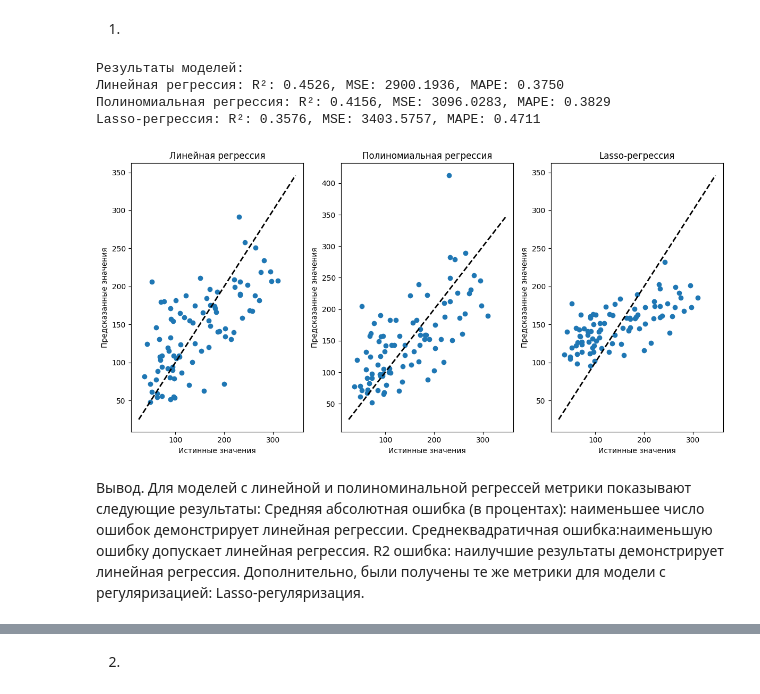
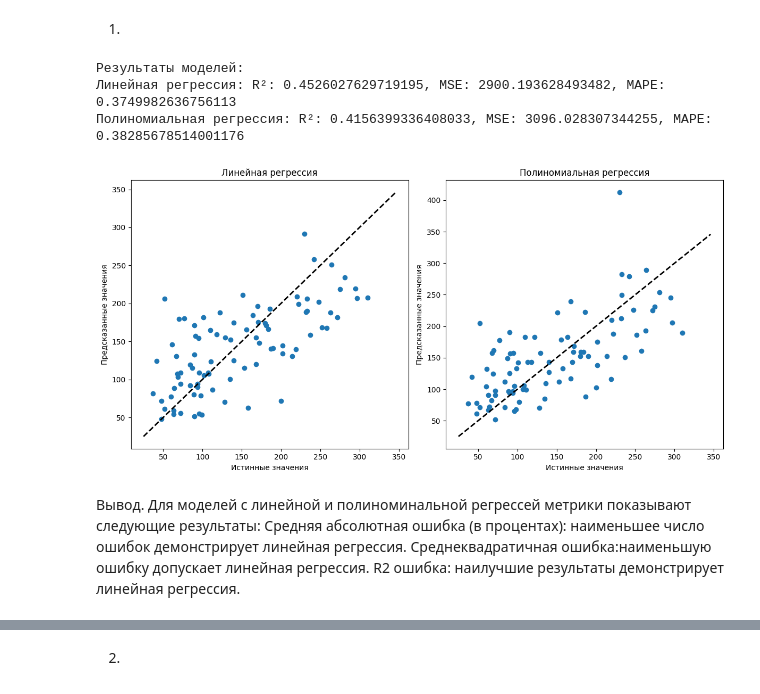
Before and after one commit to BashkirovIvan/BMT_ML, a Jupyter notebook: ЛР_№8_КМОиРО.ipynb, the cells around one changed output, grey strips where cells are left out. Saved outputs shown, nothing was run; the diff lists cells and outputs as text; code cells hidden in the pictures.

```diff
--- a/ЛР_№8_КМОиРО.ipynb
+++ b/ЛР_№8_КМОиРО.ipynb
@@ -24,6 +24,15 @@ from sklearn.metrics import mean_absolute_percentage_error, mean_squared_error,
 # %% [markdown]
 1.
 # %%
+import numpy as np
+import pandas as pd
+import matplotlib.pyplot as plt
+from sklearn.datasets import load_diabetes
+from sklearn.model_selection import train_test_split
+from sklearn.preprocessing import PolynomialFeatures
+from sklearn.linear_model import LinearRegression
+from sklearn.metrics import r2_score, mean_squared_error, mean_absolute_percentage_error
+
 # Загрузка датасета
 diabetes = load_diabetes()
 X = diabetes.data
@@ -46,11 +55,6 @@ poly_model = LinearRegression()
 poly_model.fit(X_poly_train, y_train)
 y_pred_poly = poly_model.predict(X_poly_test)
 
-# Lasso-регрессия
-lasso_model = Lasso(alpha=1.0)  # alpha - параметр регуляризации
-lasso_model.fit(X_train, y_train)
-y_pred_lasso = lasso_model.predict(X_test)
-
 # Оценка моделей
 def evaluate_model(y_true, y_pred):
     r2 = r2_score(y_true, y_pred)
@@ -59,55 +63,42 @@ def evaluate_model(y_true, y_pred):
     return r2, mse, mape
 
 # Оценка линейной регрессии
 r2_linear, mse_linear, mape_linear = evaluate_model(y_test, y_pred_linear)
 
 # Оценка полиномиальной регрессии
 r2_poly, mse_poly, mape_poly = evaluate_model(y_test, y_pred_poly)
 
-# Оценка Lasso-регрессии
-r2_lasso, mse_lasso, mape_lasso = evaluate_model(y_test, y_pred_lasso)
-
 # Вывод результатов
 print("Результаты моделей:")
-print(f"Линейная регрессия: R²: {r2_linear:.4f}, MSE: {mse_linear:.4f}, MAPE: {mape_linear:.4f}")
-print(f"Полиномиальная регрессия: R²: {r2_poly:.4f}, MSE: {mse_poly:.4f}, MAPE: {mape_poly:.4f}")
-print(f"Lasso-регрессия: R²: {r2_lasso:.4f}, MSE: {mse_lasso:.4f}, MAPE: {mape_lasso:.4f}")
+print(f"Линейная регрессия: R²: {r2_linear}, MSE: {mse_linear}, MAPE: {mape_linear}")
+print(f"Полиномиальная регрессия: R²: {r2_poly}, MSE: {mse_poly}, MAPE: {mape_poly}")
 
 # Построение scatterplot для предсказанных и истинных значений
 plt.figure(figsize=(12, 6))
 
-plt.subplot(1, 3, 1)
+plt.subplot(1, 2, 1)
 plt.scatter(y_test, y_pred_linear)
 plt.plot([y.min(), y.max()], [y.min(), y.max()], 'k--', lw=2)
 plt.title('Линейная регрессия')
 plt.xlabel('Истинные значения')
 plt.ylabel('Предсказанные значения')
 
-plt.subplot(1, 3, 2)
+plt.subplot(1, 2, 2)
 plt.scatter(y_test, y_pred_poly)
 plt.plot([y.min(), y.max()], [y.min(), y.max()], 'k--', lw=2)
 plt.title('Полиномиальная регрессия')
 plt.xlabel('Истинные значения')
 plt.ylabel('Предсказанные значения')
 
-plt.subplot(1, 3, 3)
-plt.scatter(y_test, y_pred_lasso)
-plt.plot([y.min(), y.max()], [y.min(), y.max()], 'k--', lw=2)
-plt.title('Lasso-регрессия')
-plt.xlabel('Истинные значения')
-plt.ylabel('Предсказанные значения')
-
 plt.tight_layout()
 plt.show()
 # %% [output]
 Результаты моделей:
-Линейная регрессия: R²: 0.4526, MSE: 2900.1936, MAPE: 0.3750
-Полиномиальная регрессия: R²: 0.4156, MSE: 3096.0283, MAPE: 0.3829
-Lasso-регрессия: R²: 0.3576, MSE: 3403.5757, MAPE: 0.4711
+Линейная регрессия: R²: 0.4526027629719195, MSE: 2900.193628493482, MAPE: 0.3749982636756113
+Полиномиальная регрессия: R²: 0.4156399336408033, MSE: 3096.028307344255, MAPE: 0.38285678514001176
-[figure, old version]
+[figure, new version]
 # %% [markdown]
 Вывод. Для моделей с линейной и полиноминальной регрессей метрики показывают следующие результаты:
-Средняя абсолютная ошибка (в процентах): наименьшее число ошибок демонстрирует линейная регрессии.
+Средняя абсолютная ошибка (в процентах): наименьшее число ошибок демонстрирует линейная регрессия.
 Среднеквадратичная ошибка:наименьшую ошибку допускает линейная регрессия.
 R2 ошибка: наилучшие результаты демонстрирует линейная регрессия.
-Дополнительно, были получены те же метрики для модели с регуляризацией: Lasso-регуляризация.
```
Also changed, not shown: parts of 7 cells of this notebook.
